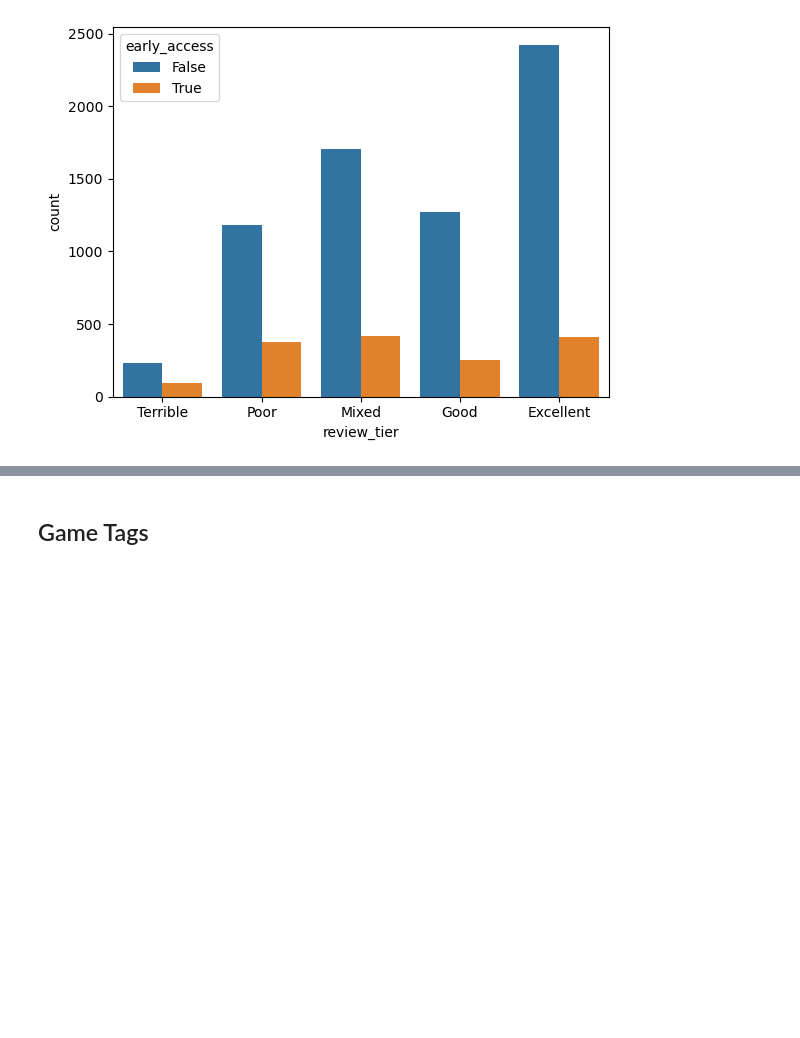
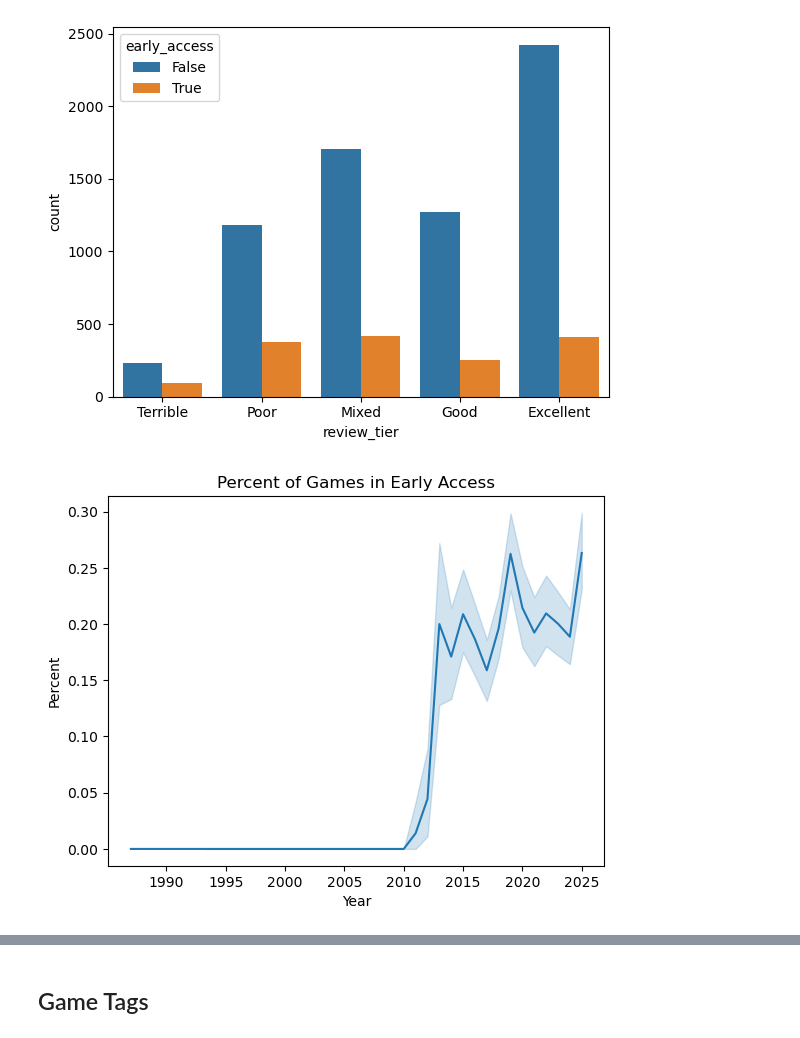
Before and after one commit to alextran1357/game-data-tracker, a Jupyter notebook: src/eda.ipynb, the cells around one changed output, grey strips where cells are left out. Cells and saved outputs as stored; diff of their text form; code cells hidden in the pictures; blank space fills up the shorter version.

```diff
--- a/src/eda.ipynb
+++ b/src/eda.ipynb
@@ -187,3 +187,15 @@ sns.countplot(game_info, x='review_tier', order=["Terrible", "Poor", "Mixed", "G
 # %% [output]
 <Axes: xlabel='review_tier', ylabel='count'>
 [figure]
+# %%
+year_extract = game_info.query("has_release_date == True").copy()
+year_extract['year'] = year_extract['release_date'].dt.year
+year_extract['month'] = year_extract['release_date'].dt.month
+
+sns.lineplot(year_extract[['early_access', 'year']], x='year', y='early_access')
+plt.ylabel("Percent")
+plt.xlabel("Year")
+plt.title("Percent of Games in Early Access")
+plt.show()
+# %% [output]
+[figure, added]
```
Also changed, not shown: parts of 24 cells of this notebook.
